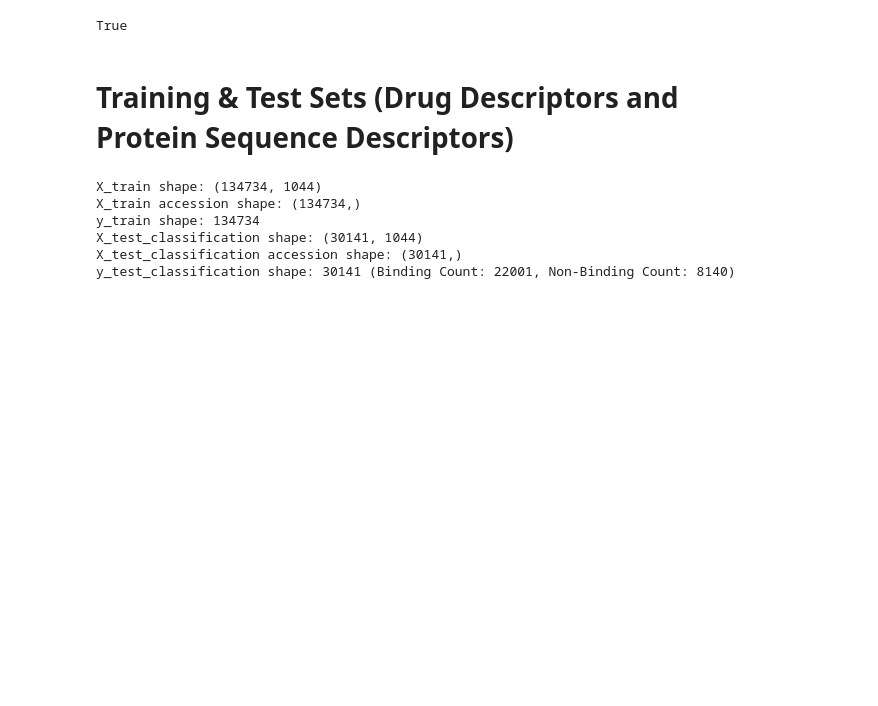
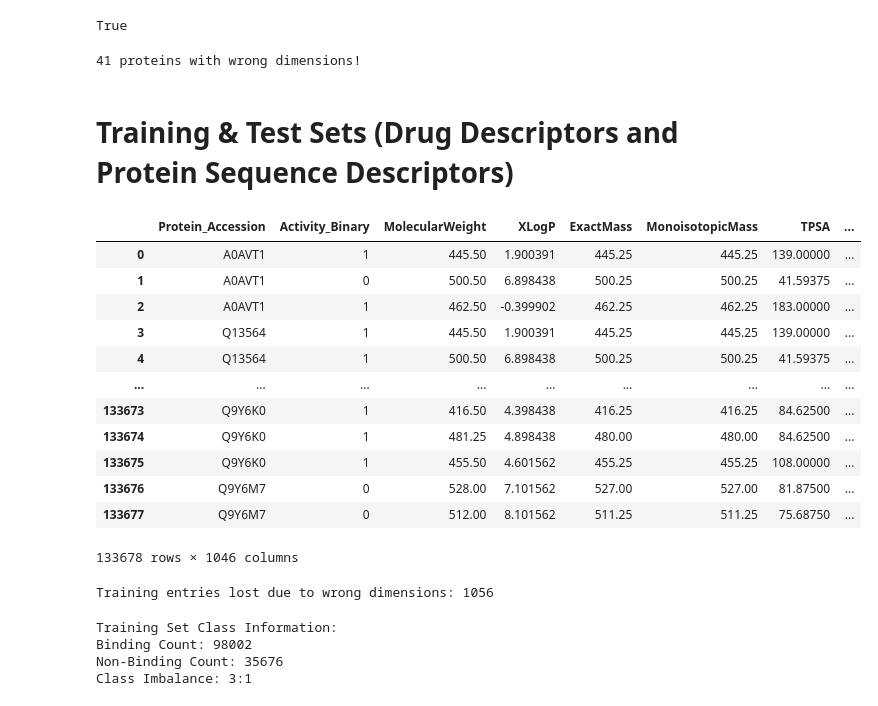
Before and after one commit to GeorgeIniatis/AlphaFold_Dataset_Drug_Binding_Prediction, a Jupyter notebook: NN.ipynb, the cells around one changed output. Drawn from its saved outputs; the diff is of its cells as text; code cells hidden in the pictures; blank space fills up the shorter version.

```diff
--- a/NN.ipynb
+++ b/NN.ipynb
@@ -76,5 +60,19 @@ Amino Acid Descriptors Shape: (854, 66)
 PSSM Shape: (854, 20)
 UniProt Embedding Shape: (854, 1024)
 True
+# %%
+if os.path.exists("Dataset_Files/Protein_Graph_Data/proteins_with_wrong_dimensions.npy"):
+    proteins_with_wrong_dimensions = np.load("Dataset_Files/Protein_Graph_Data/proteins_with_wrong_dimensions.npy")
+else:
+    proteins_with_wrong_dimensions = []
+    for protein_accession in unique_proteins_list:
+        if not sanity_check_dimensions(protein_accession):
+            proteins_with_wrong_dimensions.append(protein_accession)
+    np.save("Dataset_Files/Protein_Graph_Data/proteins_with_wrong_dimensions",
+            np.asarray(proteins_with_wrong_dimensions))
+
+print(f"{len(proteins_with_wrong_dimensions)} proteins with wrong dimensions!")
+# %% [output]
+41 proteins with wrong dimensions!
 # %% [markdown]
 # Training & Test Sets (Drug Descriptors and Protein Sequence Descriptors)
@@ -88,25 +81,53 @@ X_train = np.load("Dataset_Files/Training_Test_Sets/X_train_dd_psd_feature_selec
 X_train_accession_list = np.load("Dataset_Files/Training_Test_Sets/X_train_dd_psd_accession.npy", allow_pickle=True)
 y_train = np.load("Dataset_Files/Training_Test_Sets/y_train_dd_psd.npy")
 
+X_train_dataframe = pd.DataFrame(X_train, columns=feature_selection_columns)
+X_train_accession_list_dataframe = pd.DataFrame(X_train_accession_list, columns=["Protein_Accession"])
+y_train_dataframe = pd.DataFrame(y_train, columns=["Activity_Binary"])
+train_dataframe = pd.concat([X_train_accession_list_dataframe, y_train_dataframe, X_train_dataframe], axis=1)
+
 X_test_classification = np.load("Dataset_Files/Training_Test_Sets/X_test_classification_dd_psd_feature_selection.npy")
 X_test_classification_accession_list = np.load("Dataset_Files/Training_Test_Sets/X_test_classification_accession.npy",
                                                allow_pickle=True)
 y_test_classification = np.load("Dataset_Files/Training_Test_Sets/y_test_classification.npy")
+
+X_test_classification_dataframe = pd.DataFrame(X_test_classification, columns=feature_selection_columns)
+X_test_classification_accession_list = pd.DataFrame(X_test_classification_accession_list, columns=["Protein_Accession"])
+y_test_dataframe = pd.DataFrame(y_test_classification, columns=["Activity_Binary"])
+test_dataframe = pd.concat([X_test_classification_accession_list, y_test_dataframe, X_test_classification_dataframe],
+                           axis=1)
-# %%
-# Useful Information & Sanity Checks
-print(f"X_train shape: {X_train.shape}")
-print(f"X_train accession shape: {X_train_accession_list.shape}")
-print(f"y_train shape: {y_train.shape[0]}")
-
-print(f"X_test_classification shape: {X_test_classification.shape}")
-print(f"X_test_classification accession shape: {X_test_classification_accession_list.shape}")
-print(f"y_test_classification shape: {y_test_classification.shape[0]} ", end="")
-print(f"(Binding Count: {y_test_classification[y_test_classification == 1].shape[0]}, ", end="")
-print(f"Non-Binding Count: {y_test_classification[y_test_classification == 0].shape[0]})")
-# %% [output]
-X_train shape: (134734, 1044)
-X_train accession shape: (134734,)
-y_train shape: 134734
-X_test_classification shape: (30141, 1044)
-X_test_classification accession shape: (30141,)
-y_test_classification shape: 30141 (Binding Count: 22001, Non-Binding Count: 8140)
+# %%
+train_dataframe = train_dataframe[train_dataframe["Protein_Accession"].isin(proteins_with_wrong_dimensions) == False]
+train_dataframe.reset_index(inplace=True, drop=True)
+train_dataframe
+# %% [output]
+|  | Protein_Accession | Activity_Binary | MolecularWeight | XLogP | ExactMass | MonoisotopicMass | TPSA | ... |
+| 0 | A0AVT1 | 1 | 445.50 | 1.900391 | 445.25 | 445.25 | 139.00000 | ... |
+| 1 | A0AVT1 | 0 | 500.50 | 6.898438 | 500.25 | 500.25 | 41.59375 | ... |
+| 2 | A0AVT1 | 1 | 462.50 | -0.399902 | 462.25 | 462.25 | 183.00000 | ... |
+| 3 | Q13564 | 1 | 445.50 | 1.900391 | 445.25 | 445.25 | 139.00000 | ... |
+| 4 | Q13564 | 1 | 500.50 | 6.898438 | 500.25 | 500.25 | 41.59375 | ... |
+| ... | ... | ... | ... | ... | ... | ... | ... | ... |
+| 133673 | Q9Y6K0 | 1 | 416.50 | 4.398438 | 416.25 | 416.25 | 84.62500 | ... |
+| 133674 | Q9Y6K0 | 1 | 481.25 | 4.898438 | 480.00 | 480.00 | 84.62500 | ... |
+| 133675 | Q9Y6K0 | 1 | 455.50 | 4.601562 | 455.25 | 455.25 | 108.00000 | ... |
+| 133676 | Q9Y6M7 | 0 | 528.00 | 7.101562 | 527.00 | 527.00 | 81.87500 | ... |
+| 133677 | Q9Y6M7 | 0 | 512.00 | 8.101562 | 511.25 | 511.25 | 75.68750 | ... |
+133678 rows × 1046 columns
+# %%
+print(f"Training entries lost due to wrong dimensions: {X_train.shape[0] - train_dataframe.shape[0]}")
+# %% [output]
+Training entries lost due to wrong dimensions: 1056
+# %%
+train_binding_count = train_dataframe[train_dataframe['Activity_Binary'] == 1]
+train_non_binding_count = train_dataframe[train_dataframe['Activity_Binary'] == 0]
+
+print("Training Set Class Information:")
+print(f"Binding Count: {train_binding_count.shape[0]}")
+print(f"Non-Binding Count: {train_non_binding_count.shape[0]}")
+print(f"Class Imbalance: {ceil(train_binding_count.shape[0] / train_non_binding_count.shape[0])}:1")
+# %% [output]
+Training Set Class Information:
+Binding Count: 98002
+Non-Binding Count: 35676
+Class Imbalance: 3:1
```
Also changed, not shown: parts of 28 cells of this notebook, 1 other file.
